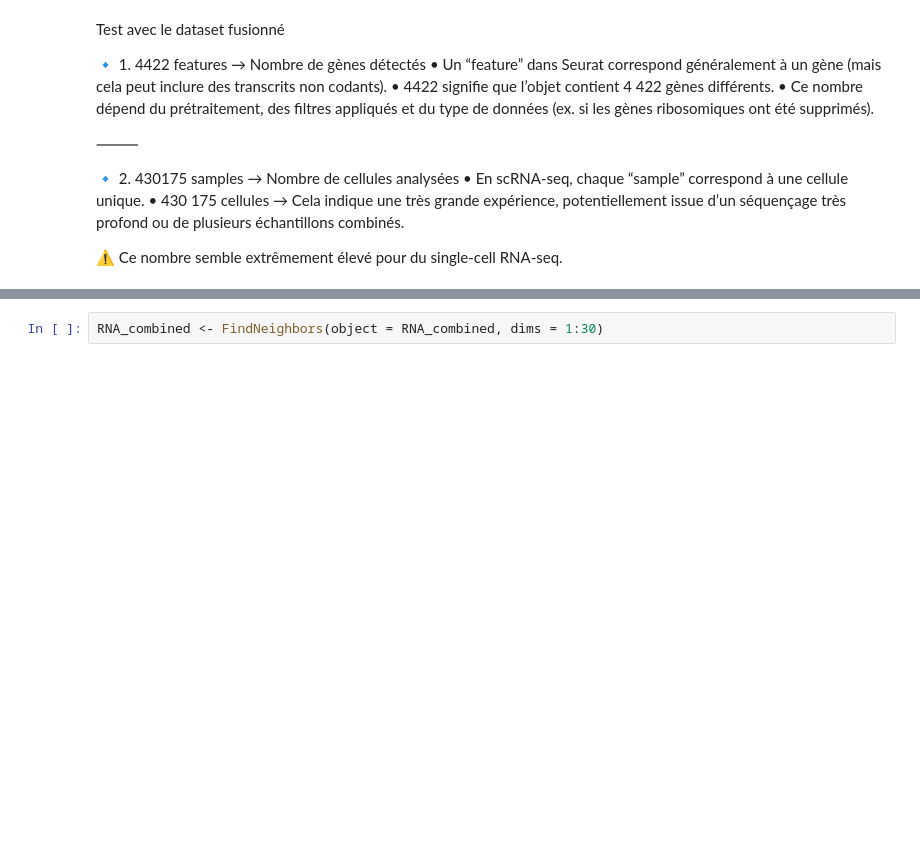
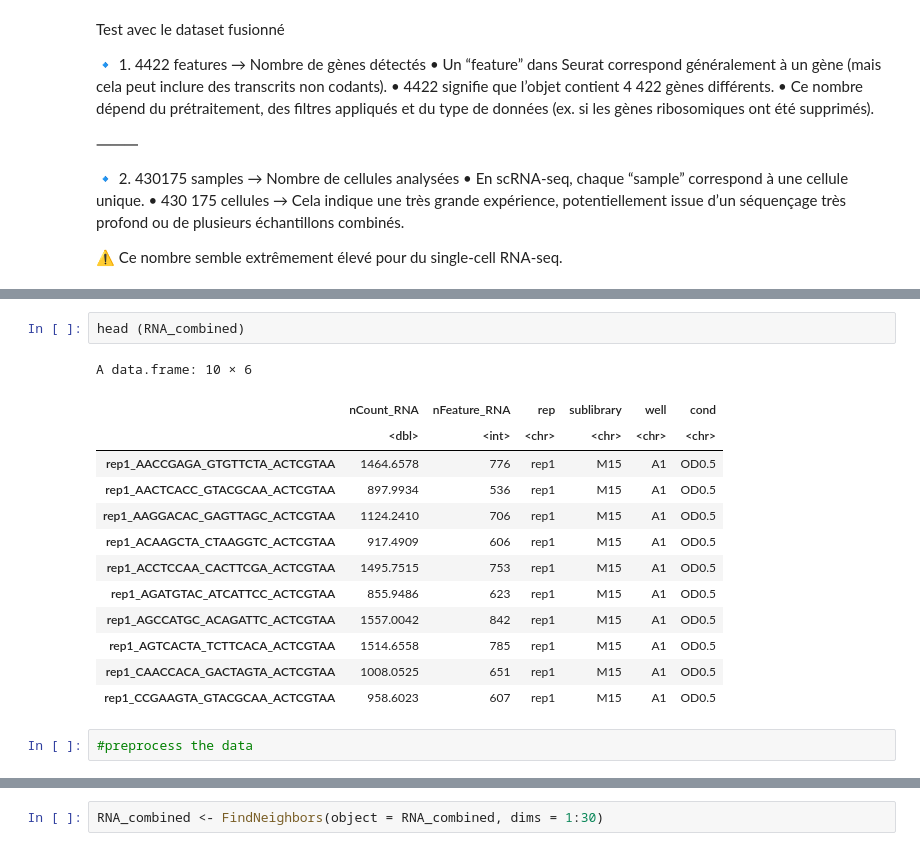
Before and after one commit to vgoupille/DOL_scRNAseq, a Jupyter notebook: 7_Article/script/script_Val/5_analyse_seurat.ipynb, the cells around one changed output, grey strips where cells are left out. Saved outputs shown, nothing was run; the diff lists cells and outputs as text; blank space fills up the shorter version.

```diff
--- a/7_Article/script/script_Val/5_analyse_seurat.ipynb
+++ b/7_Article/script/script_Val/5_analyse_seurat.ipynb
@@ -99,0 +155,18 @@ Active assay: RNA (4422 features, 0 variable features)
+# %%
+head (RNA_combined)
+# %% [output]
+A data.frame: 10 × 6
+|  | nCount_RNA | nFeature_RNA | rep | sublibrary | well | cond |
+|  | <dbl> | <int> | <chr> | <chr> | <chr> | <chr> |
+| rep1_AACCGAGA_GTGTTCTA_ACTCGTAA | 1464.6578 | 776 | rep1 | M15 | A1 | OD0.5 |
+| rep1_AACTCACC_GTACGCAA_ACTCGTAA | 897.9934 | 536 | rep1 | M15 | A1 | OD0.5 |
+| rep1_AAGGACAC_GAGTTAGC_ACTCGTAA | 1124.2410 | 706 | rep1 | M15 | A1 | OD0.5 |
+| rep1_ACAAGCTA_CTAAGGTC_ACTCGTAA | 917.4909 | 606 | rep1 | M15 | A1 | OD0.5 |
+| rep1_ACCTCCAA_CACTTCGA_ACTCGTAA | 1495.7515 | 753 | rep1 | M15 | A1 | OD0.5 |
+| rep1_AGATGTAC_ATCATTCC_ACTCGTAA | 855.9486 | 623 | rep1 | M15 | A1 | OD0.5 |
+| rep1_AGCCATGC_ACAGATTC_ACTCGTAA | 1557.0042 | 842 | rep1 | M15 | A1 | OD0.5 |
+| rep1_AGTCACTA_TCTTCACA_ACTCGTAA | 1514.6558 | 785 | rep1 | M15 | A1 | OD0.5 |
+| rep1_CAACCACA_GACTAGTA_ACTCGTAA | 1008.0525 | 651 | rep1 | M15 | A1 | OD0.5 |
+| rep1_CCGAAGTA_GTACGCAA_ACTCGTAA | 958.6023 | 607 | rep1 | M15 | A1 | OD0.5 |
+# %%
+#preprocess the data
```
Also changed, not shown: parts of 21 cells of this notebook.
